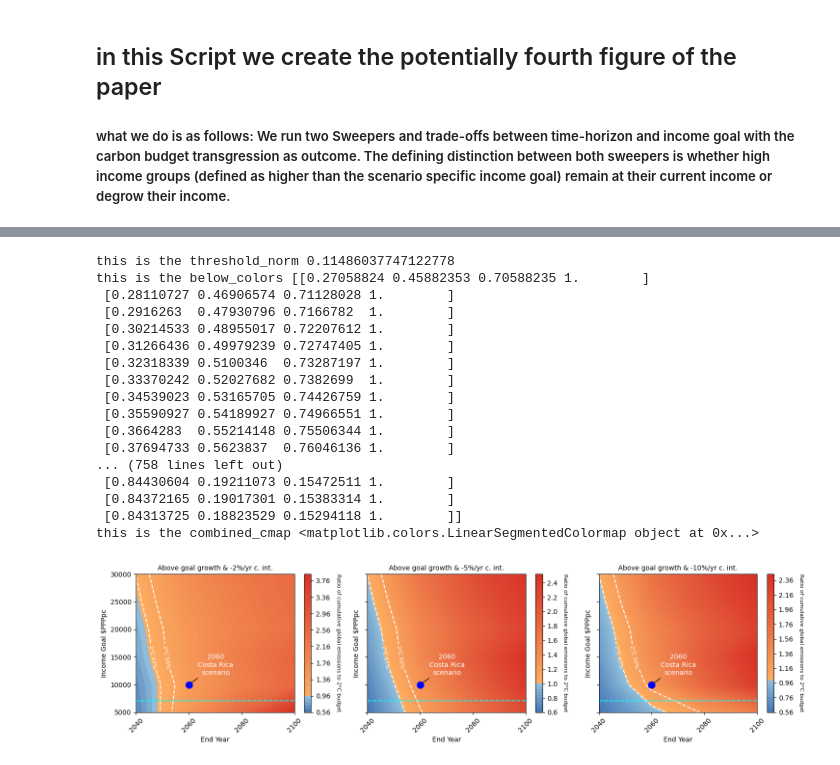
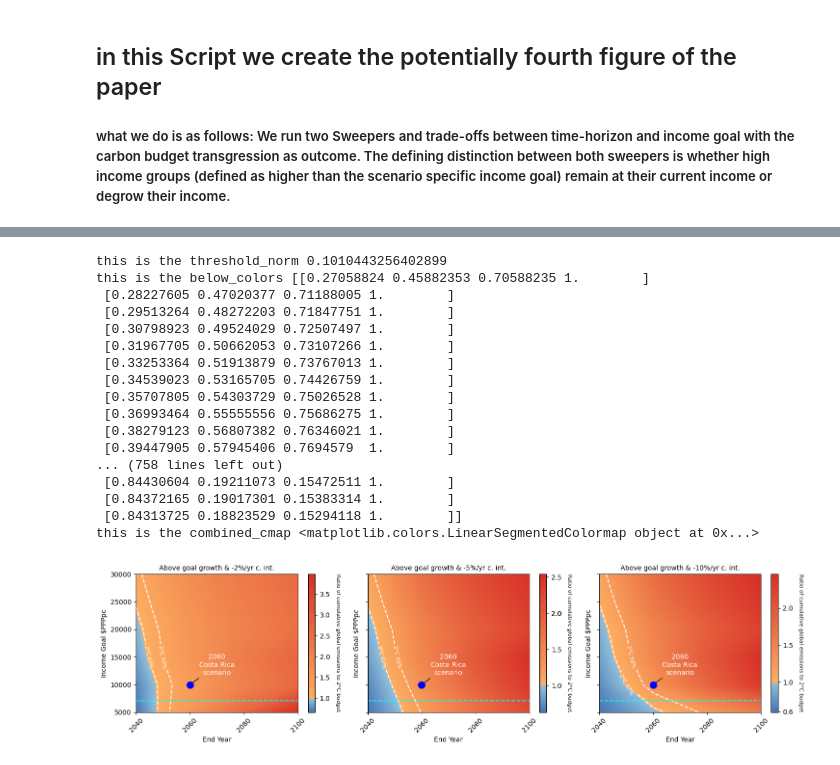
Before and after one commit to yannickoswald/convergence, a Jupyter notebook: run_figure4.ipynb, the cells around one changed output, grey strips where cells are left out. Cells and saved outputs as stored; diff of their text form; code cells hidden in the pictures.

```diff
--- a/run_figure4.ipynb
+++ b/run_figure4.ipynb
@@ -379,41 +386,48 @@ sweeper9.plot_total_emissions_trade_off(input9, ["end_year", "income_goal"], ax
 ax7.set_title("Above goal growth & -2%/yr c. int.", fontsize = 10)
 ax8.set_title("Above goal growth & -5%/yr c. int.", fontsize = 10)
 ax9.set_title("Above goal growth & -10%/yr c. int.", fontsize = 10)
 
 ax8.set_yticklabels([])
 ax9.set_yticklabels([])
 
 
 # annotate the costa rica scenario as a scatter dot on all three axis for clarity at x axis = 2060 and y axis = 10000
 ax7.scatter(2060, 10000, s=100, c='blue', marker='o', zorder = 5, label='Costa Rica')
 ax8.scatter(2060, 10000, s=100, c='blue', marker='o', zorder = 5, label='Costa Rica')
 ax9.scatter(2060, 10000, s=100, c='blue', marker='o', zorder = 5, label='Costa Rica')
 # annotate the costa rica scenario dots
 ax7.annotate("2060\nCosta Rica\nscenario", (2060, 10000), textcoords="offset points", xytext=(40,15), ha='center', arrowprops=dict(arrowstyle="-", connectionstyle="arc3,rad=0"), color='white')
 ax8.annotate("2060\nCosta Rica\nscenario", (2060, 10000), textcoords="offset points", xytext=(40,15), ha='center', arrowprops=dict(arrowstyle="-", connectionstyle="arc3,rad=0"), color='white')
 ax9.annotate("2060\nCosta Rica\nscenario", (2060, 10000), textcoords="offset points", xytext=(40,15), ha='center', arrowprops=dict(arrowstyle="-", connectionstyle="arc3,rad=0"), color='white')
 
+# for all axes set colorbar ticks to min, 1, 1.5, 2, max
+cbar = ax7.collections[0].colorbar
+cbar.set_ticks([1, 1.5, 2, 2.5, 3, 3.5])
+cbar = ax8.collections[0].colorbar
+cbar.set_ticks([1, 1.5, 2, 2, 2.5])
+cbar = ax9.collections[0].colorbar
+cbar.set_ticks([0.6, 1, 1.5, 2])
 
 plt.tight_layout()
 # save high resolution as supp_figx
 plt.savefig('supp_figyy.png', dpi=300, bbox_inches='tight')
 plt.show()
 # %% [output]
-this is the threshold_norm 0.11486037747122778
+this is the threshold_norm 0.1010443256402899
 this is the below_colors [[0.27058824 0.45882353 0.70588235 1.        ]
- [0.28110727 0.46906574 0.71128028 1.        ]
- [0.2916263  0.47930796 0.7166782  1.        ]
- [0.30214533 0.48955017 0.72207612 1.        ]
- [0.31266436 0.49979239 0.72747405 1.        ]
- [0.32318339 0.5100346  0.73287197 1.        ]
- [0.33370242 0.52027682 0.7382699  1.        ]
+ [0.28227605 0.47020377 0.71188005 1.        ]
+ [0.29513264 0.48272203 0.71847751 1.        ]
+ [0.30798923 0.49524029 0.72507497 1.        ]
+ [0.31967705 0.50662053 0.73107266 1.        ]
+ [0.33253364 0.51913879 0.73767013 1.        ]
  [0.34539023 0.53165705 0.74426759 1.        ]
- [0.35590927 0.54189927 0.74966551 1.        ]
- [0.3664283  0.55214148 0.75506344 1.        ]
- [0.37694733 0.5623837  0.76046136 1.        ]
+ [0.35707805 0.54303729 0.75026528 1.        ]
+ [0.36993464 0.55555556 0.75686275 1.        ]
+ [0.38279123 0.56807382 0.76346021 1.        ]
+ [0.39447905 0.57945406 0.7694579  1.        ]
 ... (758 lines left out)
  [0.84430604 0.19211073 0.15472511 1.        ]
  [0.84372165 0.19017301 0.15383314 1.        ]
  [0.84313725 0.18823529 0.15294118 1.        ]]
 this is the combined_cmap <matplotlib.colors.LinearSegmentedColormap object at 0x...>
-[figure, old version]
+[figure, new version]
```
Also changed, not shown: parts of 2 cells of this notebook, 6 other files.
